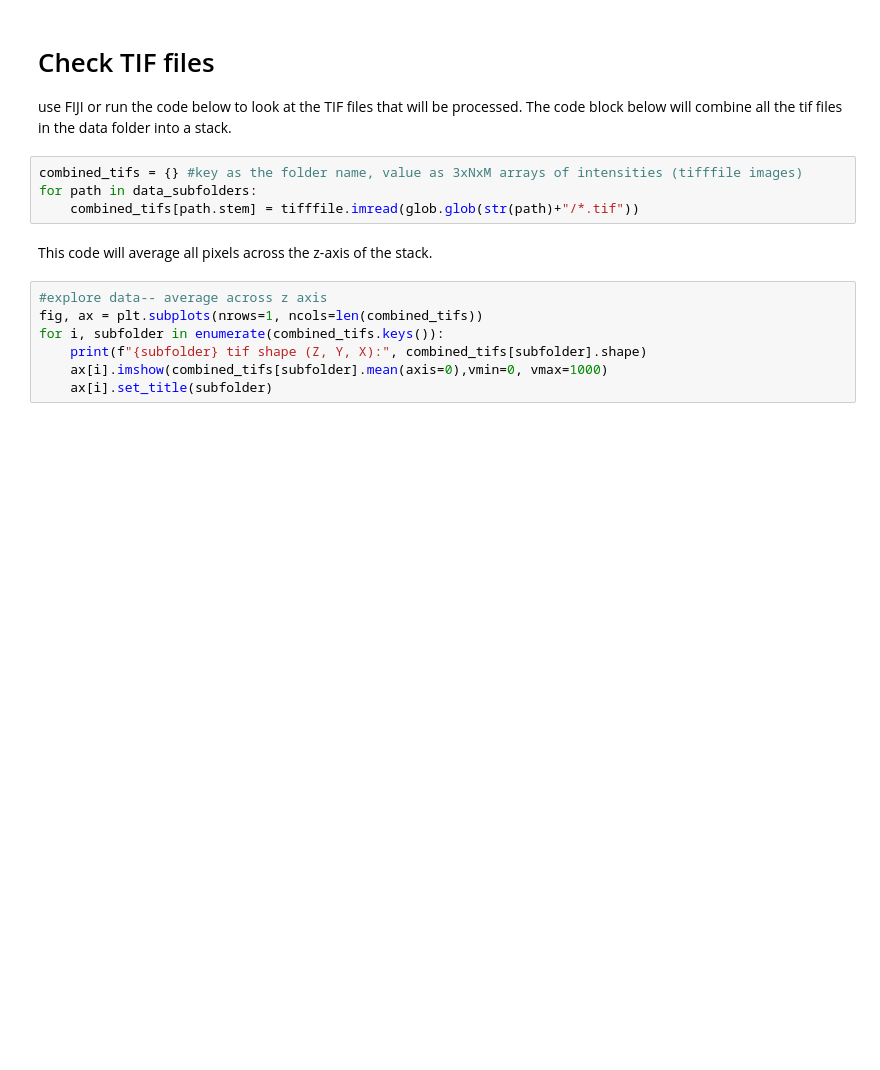
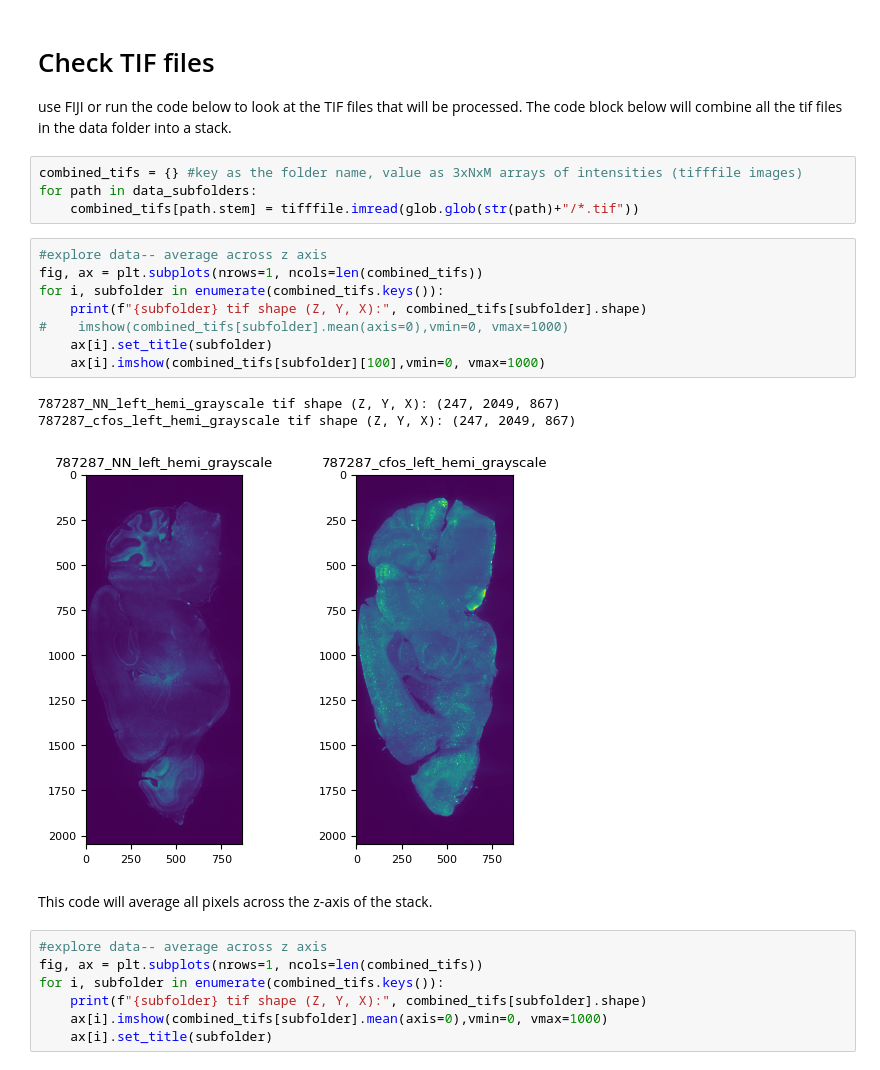
Before and after one commit to ubcbraincircuits/bq3d_demo, a Jupyter notebook: 01_bq3d_tutorial.ipynb, the cells around one changed output. Saved outputs shown, nothing was run; the diff lists cells and outputs as text; blank space fills up the shorter version.

```diff
--- a/01_bq3d_tutorial.ipynb
+++ b/01_bq3d_tutorial.ipynb
@@ -206,6 +206,18 @@ use FIJI or run the code below to look at the TIF files that will be processed.
 combined_tifs = {} #key as the folder name, value as 3xNxM arrays of intensities (tifffile images)
 for path in data_subfolders:
     combined_tifs[path.stem] = tifffile.imread(glob.glob(str(path)+"/*.tif"))
+# %%
+#explore data-- average across z axis
+fig, ax = plt.subplots(nrows=1, ncols=len(combined_tifs))
+for i, subfolder in enumerate(combined_tifs.keys()):
+    print(f"{subfolder} tif shape (Z, Y, X):", combined_tifs[subfolder].shape)
+#    imshow(combined_tifs[subfolder].mean(axis=0),vmin=0, vmax=1000)
+    ax[i].set_title(subfolder)
+    ax[i].imshow(combined_tifs[subfolder][100],vmin=0, vmax=1000)
+# %% [output]
+787287_NN_left_hemi_grayscale tif shape (Z, Y, X): (247, 2049, 867)
+787287_cfos_left_hemi_grayscale tif shape (Z, Y, X): (247, 2049, 867)
+[figure, added]
 # %% [markdown]
 This code will average all pixels across the z-axis of the stack.
 # %%
```
Also changed, not shown: parts of 9 cells of this notebook, 1 other file.
